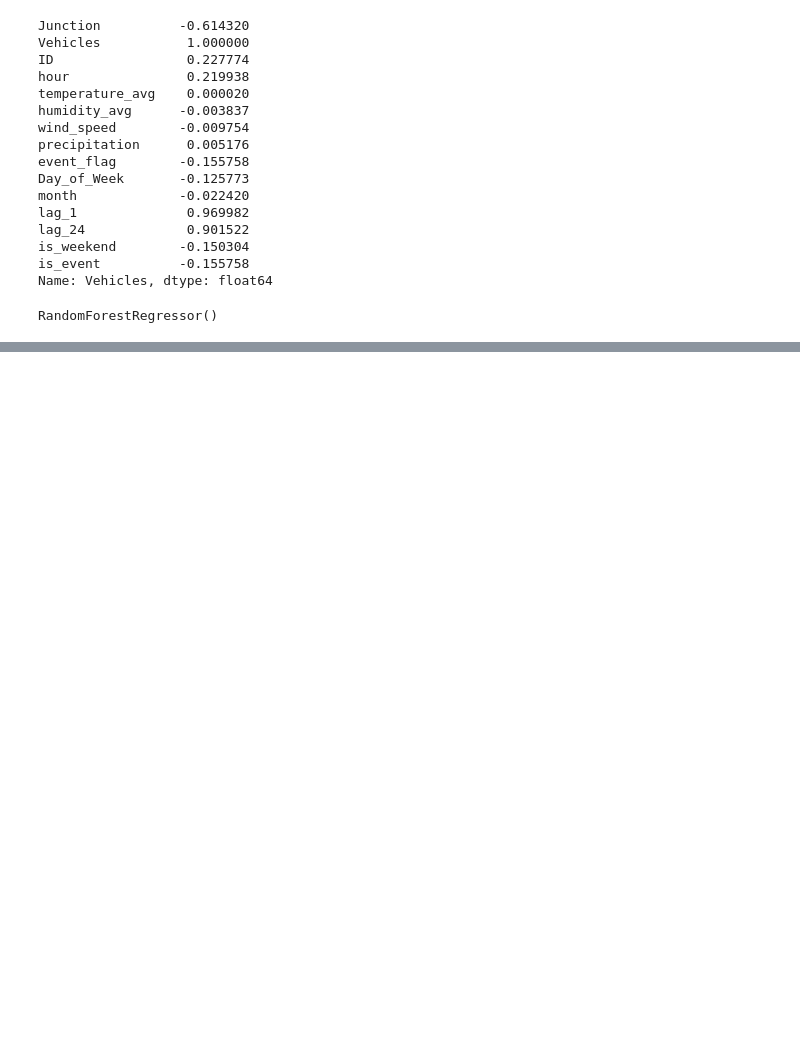
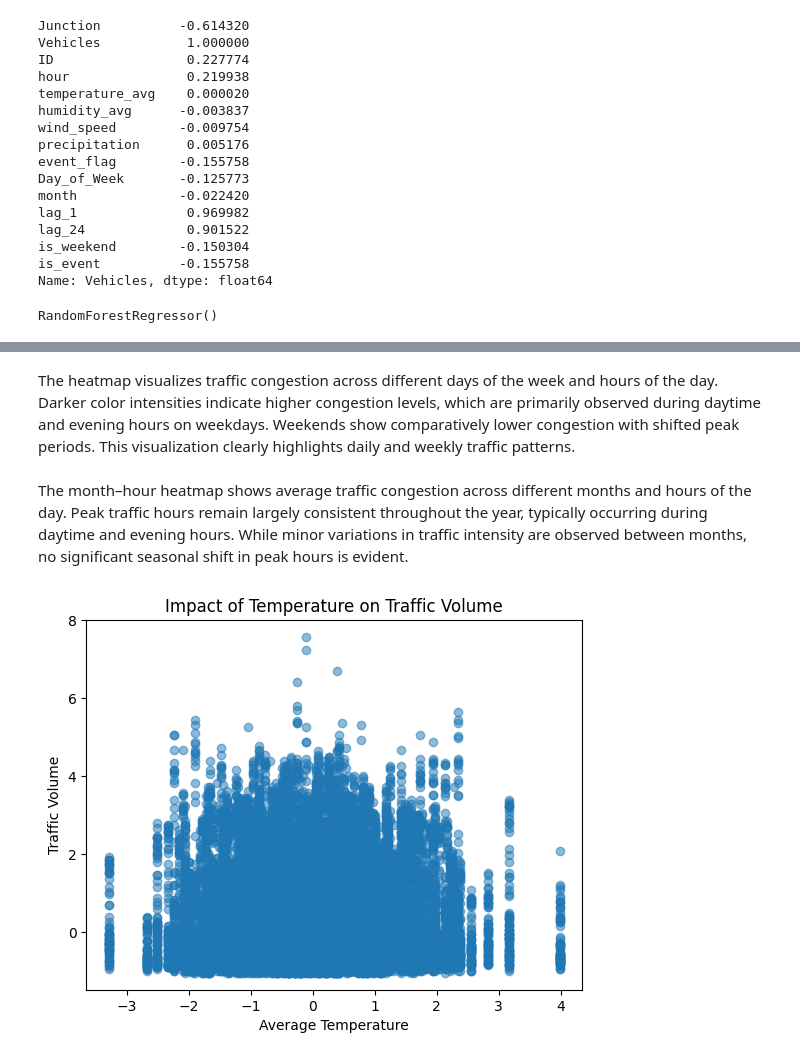
Before and after one commit to Chetana2504/Traffic_Prediction_Project, a Jupyter notebook: uber.ipynb, the cells around one changed output, grey strips where cells are left out. Drawn from its saved outputs; the diff is of its cells as text; code cells hidden in the pictures; blank space fills up the shorter version.

```diff
--- a/uber.ipynb
+++ b/uber.ipynb
@@ -206,0 +434,2 @@ dtype: float64
+# %% [markdown]
+The heatmap visualizes traffic congestion across different days of the week and hours of the day. Darker color intensities indicate higher congestion levels, which are primarily observed during daytime and evening hours on weekdays. Weekends show comparatively lower congestion with shifted peak periods. This visualization clearly highlights daily and weekly traffic patterns.
@@ -206,0 +456,12 @@ dtype: float64
+# %% [markdown]
+The month–hour heatmap shows average traffic congestion across different months and hours of the day. Peak traffic hours remain largely consistent throughout the year, typically occurring during daytime and evening hours. While minor variations in traffic intensity are observed between months, no significant seasonal shift in peak hours is evident.
+# %%
+#Highlight the impact of external factors on peak hours through scatter plots or line charts.
+
+plt.scatter(traffic['temperature_avg'],traffic['Vehicles'], alpha = 0.5)
+plt.xlabel("Average Temperature")
+plt.ylabel("Traffic Volume")
+plt.title('Impact of Temperature on Traffic Volume')
+plt.show()
+# %% [output]
+[figure, added]
```
Also changed, not shown: parts of 72 cells of this notebook.
